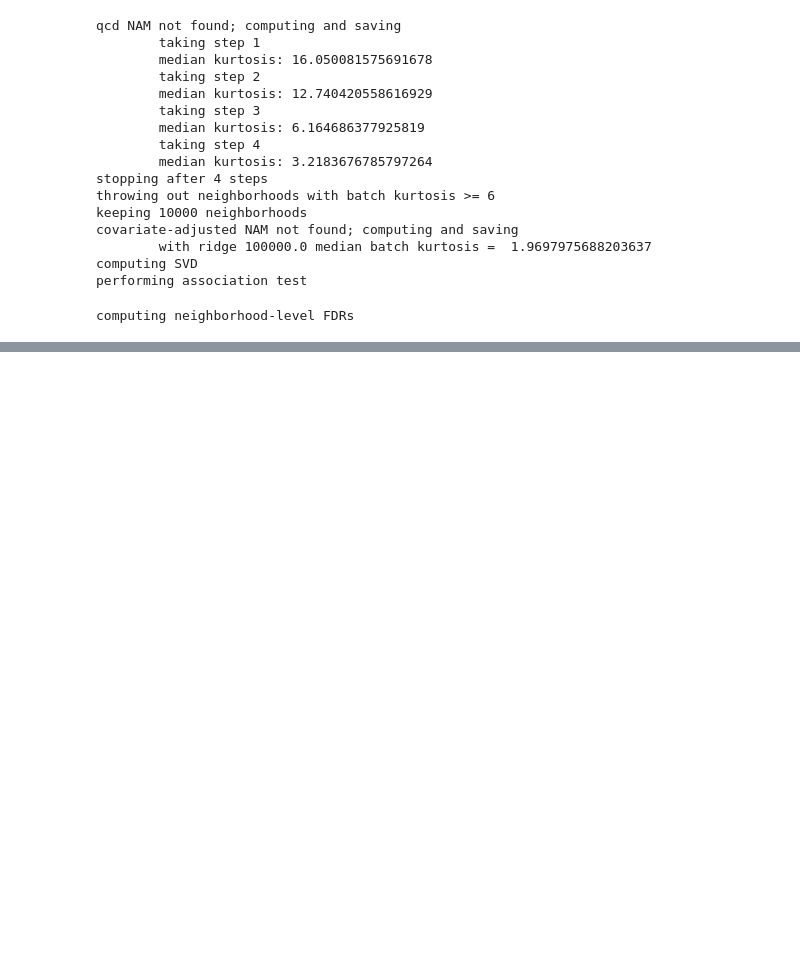
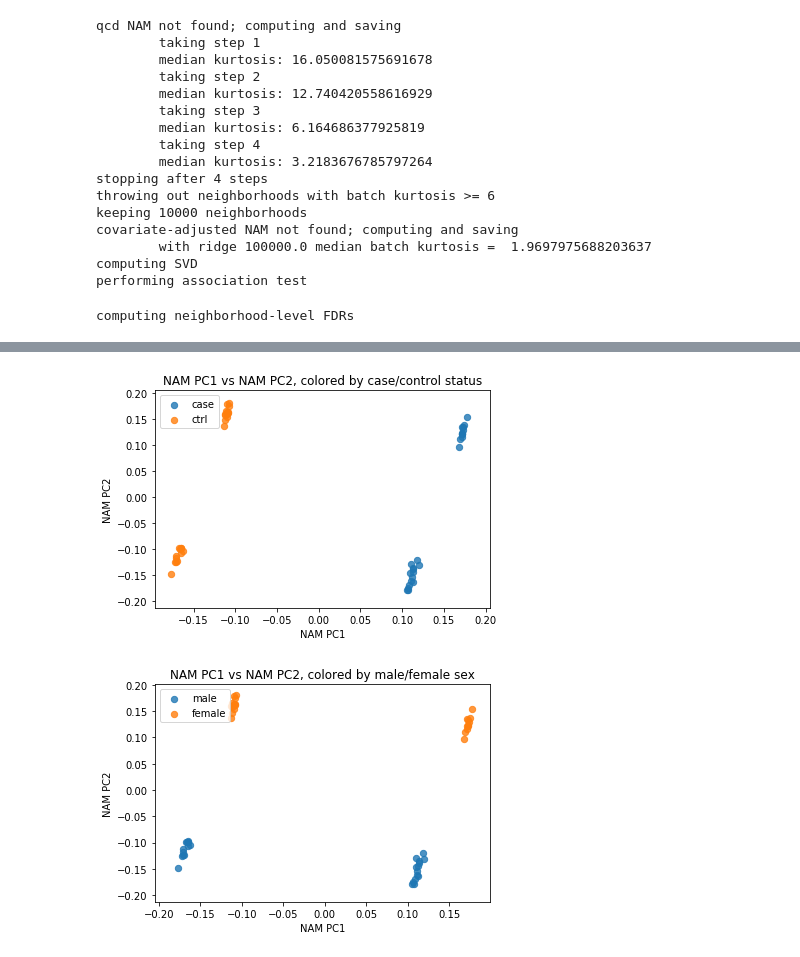
Before and after one commit to immunogenomics/cna, a Jupyter notebook: demo/demo.ipynb, the cells around one changed output, grey strips where cells are left out. Drawn from its saved outputs; the diff is of its cells as text; code cells hidden in the pictures; blank space fills up the shorter version.

```diff
--- a/demo/demo.ipynb
+++ b/demo/demo.ipynb
@@ -206,0 +246,22 @@ The keyword argument 'parallel=True' was specified but no transformation for par
+# %%
+def sample_loading_plot_by_binary_pheno(pheno, case_label, ctrl_label): #assumes pheno is binary
+    pcs = d.uns['NAM_sampleXpc']
+    cases = pheno.astype(np.bool)
+    plt.scatter(pcs.loc[cases].PC1, pcs.loc[cases].PC2, s=40, alpha=0.8, label=case_label)
+    plt.scatter(pcs.loc[~cases].PC1, pcs.loc[~cases].PC2, s=40, alpha=0.8, label=ctrl_label)
+    plt.legend()
+    plt.xlabel('NAM PC1')
+    plt.ylabel('NAM PC2')
+
+#plot sample loadings of NAM PC1 versus NAM PC2, colored by case/control status
+sample_loading_plot_by_binary_pheno(d.samplem.case, 'case', 'ctrl')
+plt.title('NAM PC1 vs NAM PC2, colored by case/control status')
+plt.show()
+
+#plot sample loadings of NAM PC1 versus NAM PC2, colored by male/female sex
+sample_loading_plot_by_binary_pheno(d.samplem.male, 'male', 'female')
+plt.title('NAM PC1 vs NAM PC2, colored by male/female sex')
+plt.show()
+# %% [output]
+[figure, added]
+[figure, added]
```
Also changed, not shown: parts of 50 cells of this notebook.
